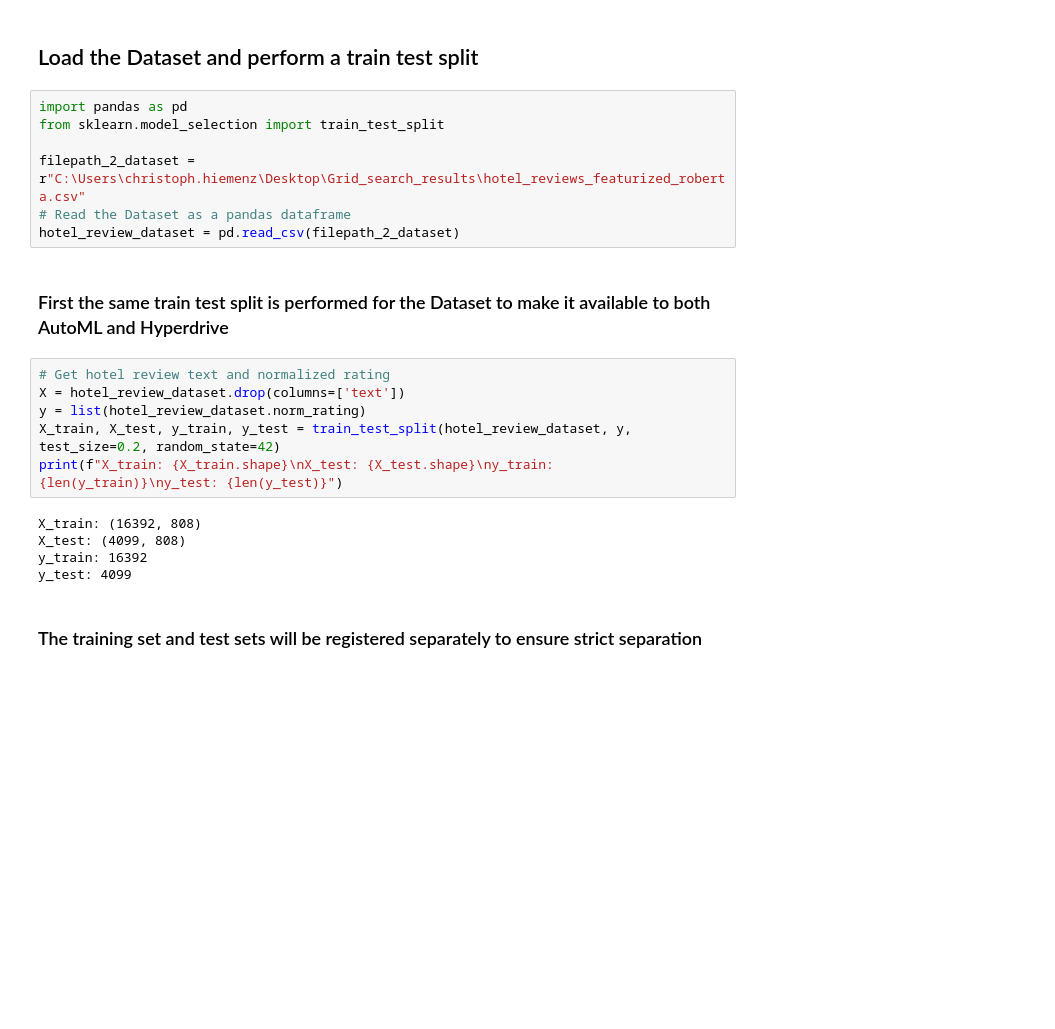
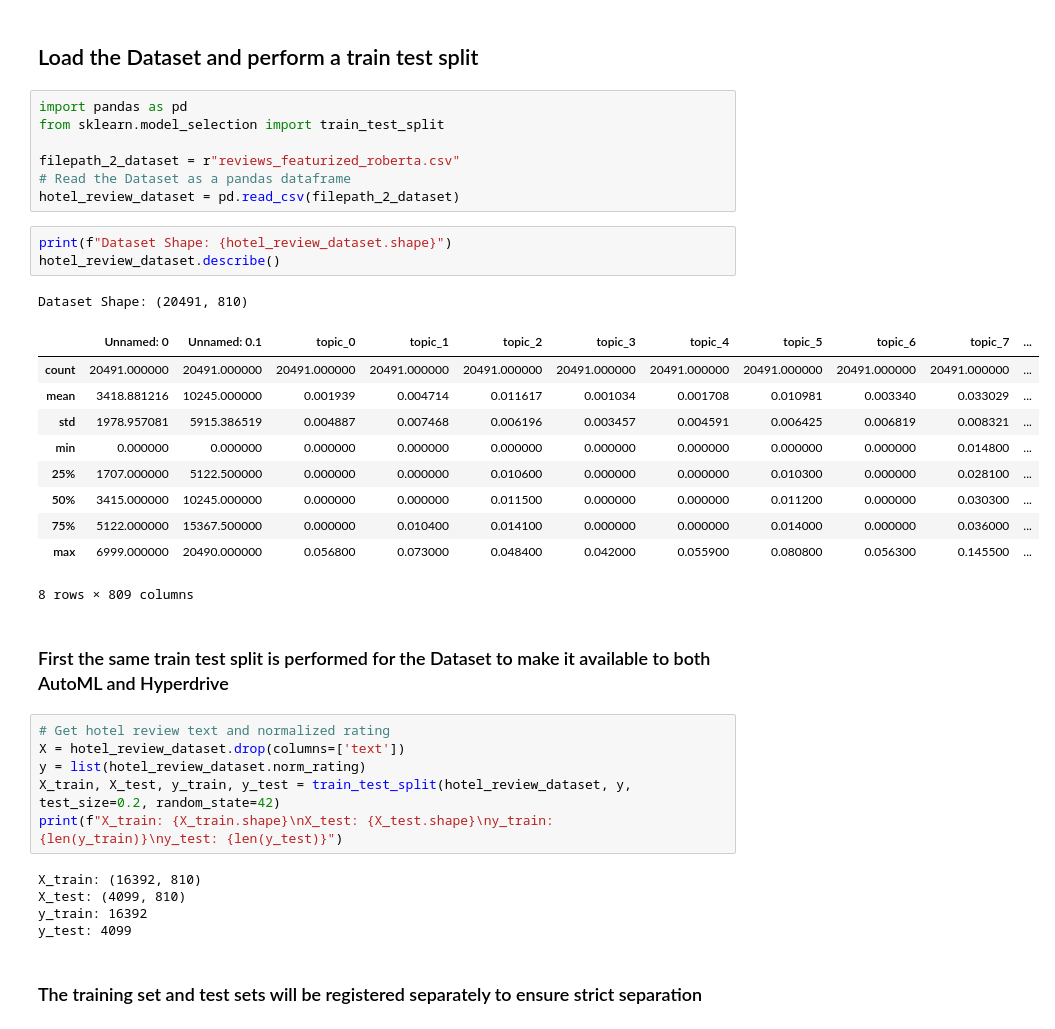
Before and after one commit to chiemenz/AzureML-Sentiment-Classification-and-Model-Deployment, a Jupyter notebook: automl.ipynb, the cells around one changed output. Saved outputs shown, nothing was run; the diff lists cells and outputs as text; blank space fills up the shorter version.

```diff
--- a/automl.ipynb
+++ b/automl.ipynb
@@ -46,9 +58,24 @@ experiment
 import pandas as pd
 from sklearn.model_selection import train_test_split
 
-filepath_2_dataset = r"C:\Users\christoph.hiemenz\Desktop\Grid_search_results\hotel_reviews_featurized_roberta.csv"
+filepath_2_dataset = r"reviews_featurized_roberta.csv"
 # Read the Dataset as a pandas dataframe
 hotel_review_dataset = pd.read_csv(filepath_2_dataset)
+# %%
+print(f"Dataset Shape: {hotel_review_dataset.shape}")
+hotel_review_dataset.describe()
+# %% [output]
+Dataset Shape: (20491, 810)
+|  | Unnamed: 0 | Unnamed: 0.1 | topic_0 | topic_1 | topic_2 | topic_3 | topic_4 | topic_5 | topic_6 | topic_7 | ... |
+| count | 20491.000000 | 20491.000000 | 20491.000000 | 20491.000000 | 20491.000000 | 20491.000000 | 20491.000000 | 20491.000000 | 20491.000000 | 20491.000000 | ... |
+| mean | 3418.881216 | 10245.000000 | 0.001939 | 0.004714 | 0.011617 | 0.001034 | 0.001708 | 0.010981 | 0.003340 | 0.033029 | ... |
+| std | 1978.957081 | 5915.386519 | 0.004887 | 0.007468 | 0.006196 | 0.003457 | 0.004591 | 0.006425 | 0.006819 | 0.008321 | ... |
+| min | 0.000000 | 0.000000 | 0.000000 | 0.000000 | 0.000000 | 0.000000 | 0.000000 | 0.000000 | 0.000000 | 0.014800 | ... |
+| 25% | 1707.000000 | 5122.500000 | 0.000000 | 0.000000 | 0.010600 | 0.000000 | 0.000000 | 0.010300 | 0.000000 | 0.028100 | ... |
+| 50% | 3415.000000 | 10245.000000 | 0.000000 | 0.000000 | 0.011500 | 0.000000 | 0.000000 | 0.011200 | 0.000000 | 0.030300 | ... |
+| 75% | 5122.000000 | 15367.500000 | 0.000000 | 0.010400 | 0.014100 | 0.000000 | 0.000000 | 0.014000 | 0.000000 | 0.036000 | ... |
+| max | 6999.000000 | 20490.000000 | 0.056800 | 0.073000 | 0.048400 | 0.042000 | 0.055900 | 0.080800 | 0.056300 | 0.145500 | ... |
+8 rows × 809 columns
 # %% [markdown]
 ### First the same train test split is performed for the Dataset to make it available to both AutoML and Hyperdrive
 # %%
@@ -58,8 +85,8 @@ y = list(hotel_review_dataset.norm_rating)
 X_train, X_test, y_train, y_test = train_test_split(hotel_review_dataset, y, test_size=0.2, random_state=42)
 print(f"X_train: {X_train.shape}\nX_test: {X_test.shape}\ny_train: {len(y_train)}\ny_test: {len(y_test)}")
 # %% [output]
-X_train: (16392, 808)
-X_test: (4099, 808)
+X_train: (16392, 810)
+X_test: (4099, 810)
 y_train: 16392
 y_test: 4099
 # %% [markdown]
```
Also changed, not shown: parts of 10 cells of this notebook.
